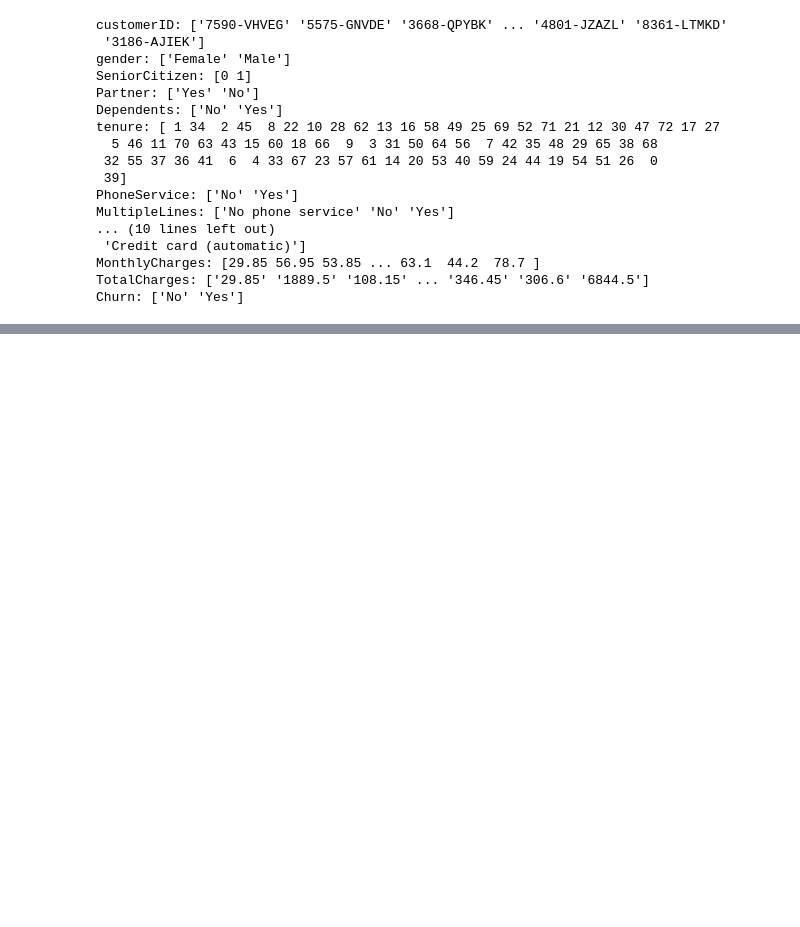
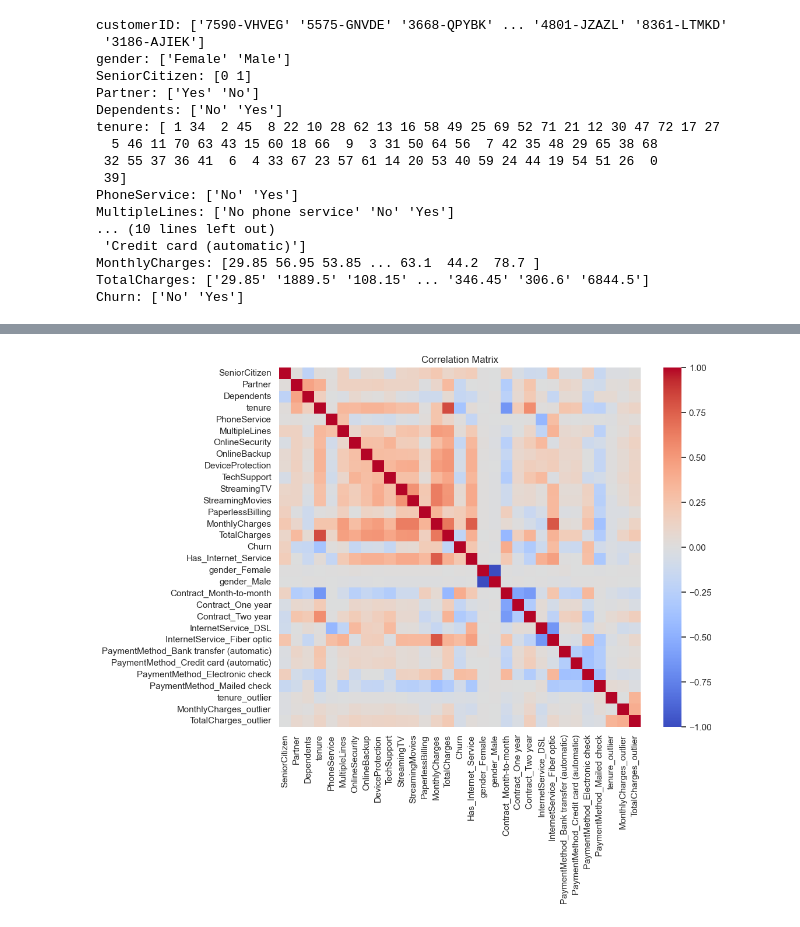
Before and after one commit to algerza/churn_prediction_model, a Jupyter notebook: 00_exploratory_data_analysis.ipynb, the cells around one changed output, grey strips where cells are left out. Saved outputs shown, nothing was run; the diff lists cells and outputs as text; code cells hidden in the pictures; blank space fills up the shorter version.

Commit message:
eda, modelling, cleanining, outliers

```diff
--- a/00_exploratory_data_analysis.ipynb
+++ b/00_exploratory_data_analysis.ipynb
@@ -176,0 +267,29 @@ df = pd.get_dummies(df, columns=["gender", "Contract", "InternetService", "Payme
+# %%
+def clamp_outliers(df):
+    """
+    Replace values in numerical columns that are more than 3 standard deviations from the mean,
+    higher than the 99th percentile or lower than the 1st percentile with the nearest value that is in range.
+
+    Args:
+    df: pandas DataFrame object.
+
+    Returns:
+    pandas DataFrame object with outliers clamped.
+    """
+    print("Columns to be modified: ")
+    for col in df.select_dtypes(include=[np.number]):
+        if len(df[col].unique()) == 2:
+            continue
+        lower_bound = df[col].quantile(0.01)
+        upper_bound = df[col].quantile(0.99)
+        std_dev = df[col].std()
+        outlier_mask = (df[col] < (df[col].mean() - (3 * std_dev))) | (df[col] > (df[col].mean() + (3 * std_dev))) | (df[col] < lower_bound) | (df[col] > upper_bound)
+        num_outliers = len(df[outlier_mask].index)
+        if num_outliers > 0:
+            print(col)
+            df[col] = np.clip(df[col], lower_bound, upper_bound)
+    print(f"\n{num_outliers} customer IDs affected.")
+    return df
+
+# Apply function
+df = clamp_outliers(df)
@@ -193,0 +348,15 @@ Therefore, it is recommended to scale or normalize your data before using it for
+# %%
+# Create a correlation matrix
+corr_matrix = df.corr()
+
+# Set up the plot size
+sns.set(rc={'figure.figsize':(10,8)})
+
+# Plot the correlation matrix as a heatmap
+sns.heatmap(corr_matrix, cmap='coolwarm')
+plt.title('Correlation Matrix')
+
+# Display the plot
+plt.show()
+# %% [output]
+[figure, added]
```
Also changed, not shown: parts of 46 cells of this notebook.
